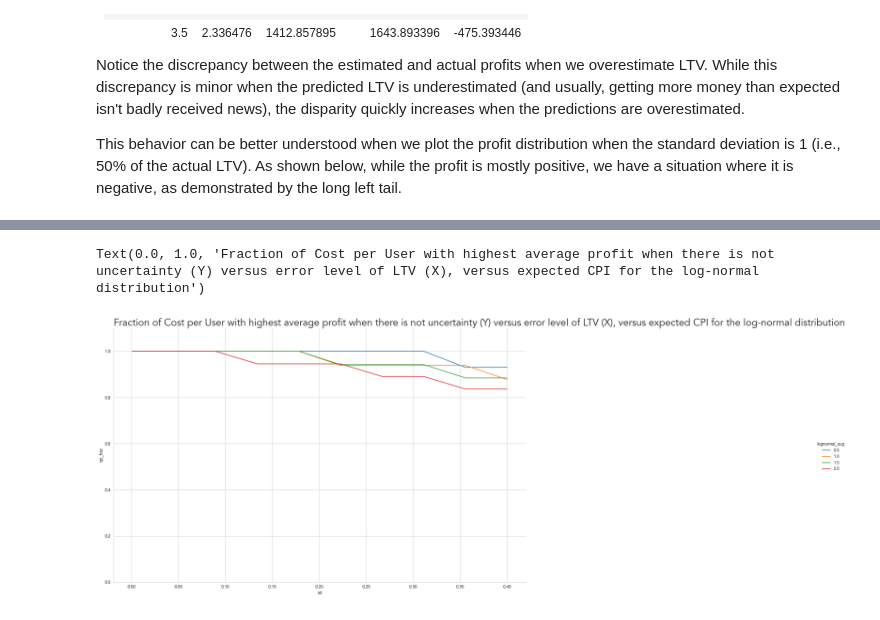
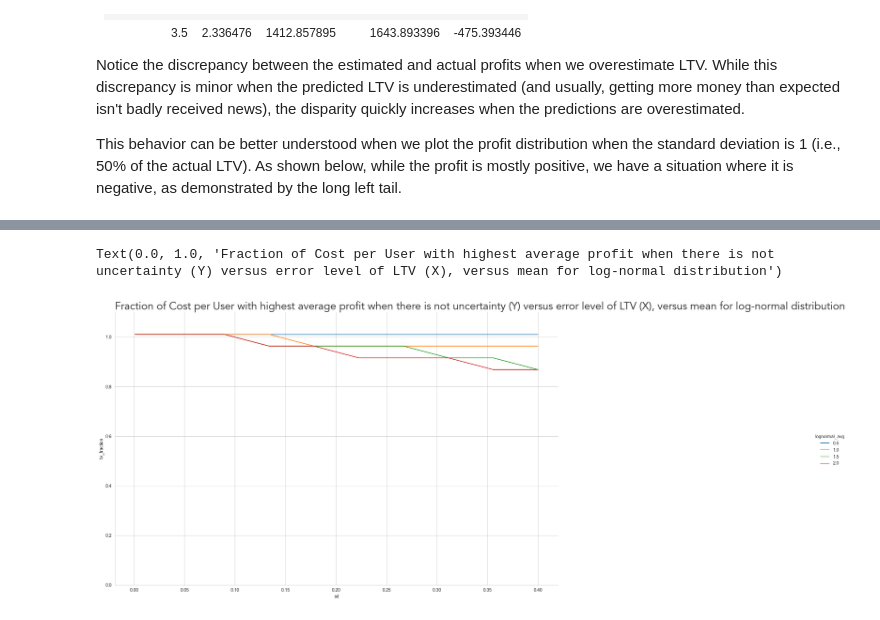
Before and after one commit to raphaeltamaki/lifetime_value_forecasting, a Jupyter notebook: Forecasting Customer Lifetime Value - Why Uncertainty Matters.ipynb, the cells around one changed output, grey strips where cells are left out. Cells and saved outputs as stored; diff of their text form; code cells hidden in the pictures.

Commit message:
correcting the bid for the bid optimizer, added step-by-step explanation on the simulation, and minor wording changes

```diff
--- a/Forecasting Customer Lifetime Value - Why Uncertainty Matters.ipynb
+++ b/Forecasting Customer Lifetime Value - Why Uncertainty Matters.ipynb
@@ -332,0 +350,2 @@ For that goal, we simulate the previous situation 10000 for each combination of
+# %%
+volume_model = CumulativeLognormalVolume(reference_volume, reference_cpi, avg, .5)
@@ -332,0 +363,6 @@ For that goal, we simulate the previous situation 10000 for each combination of
+# %%
+# simulate the 2 scenarions (because we set sample_size to 2)
+sim_results = bid_optim.simulate()
+
+# see the output from the simulation:
+sim_results
@@ -333,42 +391,47 @@ For that goal, we simulate the previous situation 10000 for each combination of
+# %%
+sample_size = 5000
+standard_deviation_of_ltv_error = np.linspace(0.001, 0.4, 10)
+fraction_of_estimated_ltv = np.linspace(0.3, 1.2, 20)
 # %%
-sample_size = 10000
-standard_deviation_of_ltv_error = np.linspace(0.001, 0.4, 10)
-fraction_of_estimated_ltv = np.linspace(0.3, 1.2, 20)
+output_data = []
+# for each distribution of the Volume Function
+for avg in lognormal_exp_values:
+    # set up the volume model
+    volume_model = CumulativeLognormalVolume(reference_volume, reference_cpi, avg, .5)
 
-output_data = []
-for avg in lognormal_exp_values:
-    volume_model = CumulativeLognormalVolume(reference_volume, reference_cpi, avg, .5)
+    # set up the class that will sample the standard error, and calculate the resulting bid and profit
     bid_optim = StandardBidOptimizer(
         volume_model,
         standard_deviation_of_ltv_error,
         fraction_of_estimated_ltv,
         sample_size=sample_size)
-    bid_optim.run()
+
+    # run the N=sample_size simulations
+    sim_results = bid_optim.simulate()
+
+    # calculate which LTV fraction gave the highest average profit for each LTV standard error level
+    bid_optim.calculate_bidding_strategy_results(sim_results)
+
+    # store the results
     bid_optim.bidding_strategy_data['lognormal_avg'] = avg
     output_data.append(bid_optim.bidding_strategy_data)
 # %%
 plot_data = pd.concat(output_data)
-
 plot_data['lognormal_avg'] = plot_data['lognormal_avg'].astype(str)
-plot_data = plot_data.sort_values(['lognormal_avg', 'sd'])
-temp_data = plot_data.groupby(['lognormal_avg'])['ltv_fraction'].max().reset_index()
-plot_data = pd.merge(plot_data, temp_data, on=['lognormal_avg'])
-plot_data['cpi_frac'] = plot_data['ltv_fraction_x'] / plot_data['ltv_fraction_y']
-
 
 grid = sns.relplot(plot_data,
                    x='sd',
-                   y='cpi_frac',
+                   y='ltv_fraction',
                    hue='lognormal_avg',
                    kind='line',
                    facet_kws={'ylim': [0, 1.1]}
                   )
 grid.figure.set_size_inches(PLOT_WITHD_INCHES, PLOT_HEIGHT_INCHES)
 plt.title(
-    'Fraction of Cost per User with highest average profit when there is not uncertainty (Y) versus error level of LTV (X), versus expected CPI for the log-normal distribution',
+    'Fraction of Cost per User with highest average profit when there is not uncertainty (Y) versus error level of LTV (X), versus mean for log-normal distribution',
     font='Avenir',
     fontsize=24,
     loc='left')
 # %% [output]
-Text(0.0, 1.0, 'Fraction of Cost per User with highest average profit when there is not uncertainty (Y) versus error level of LTV (X), versus expected CPI for the log-normal distribution')
+Text(0.0, 1.0, 'Fraction of Cost per User with highest average profit when there is not uncertainty (Y) versus error level of LTV (X), versus mean for log-normal distribution')
-[figure, old version]
+[figure, new version]
```
Also changed, not shown: parts of 23 cells of this notebook, 3 other files.
